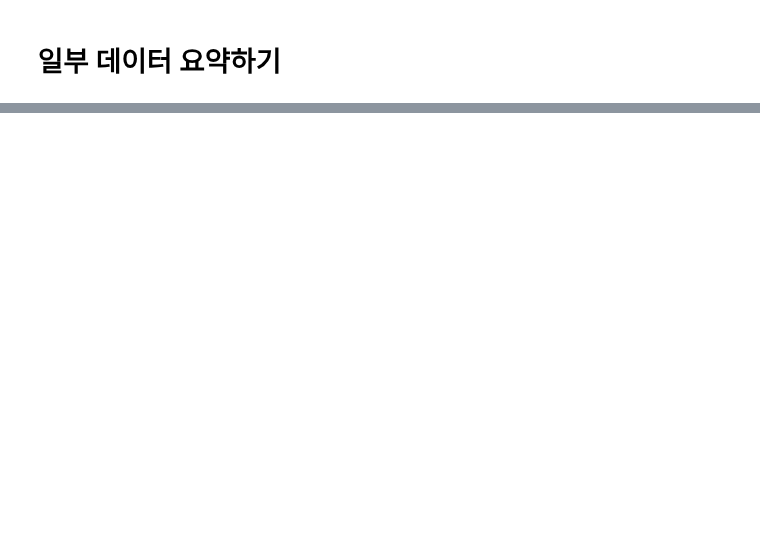
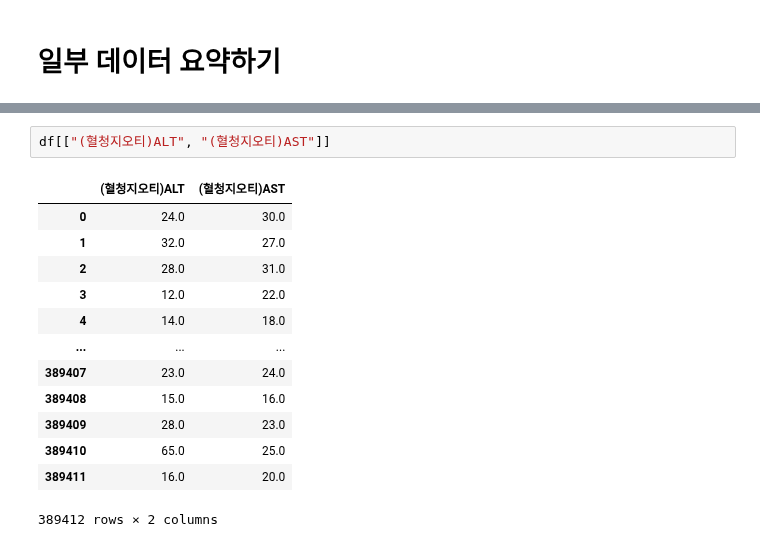
Before and after one commit to tree698/Data_Analysis, a Jupyter notebook: 1. Health Check/Untitled.ipynb, the cells around one changed output, grey strips where cells are left out. Saved outputs shown, nothing was run; the diff lists cells and outputs as text; blank space fills up the shorter version.

```diff
--- a/1. Health Check/Untitled.ipynb
+++ b/1. Health Check/Untitled.ipynb
@@ -152 +218,17 @@ dtype: object
+# %%
+df[["(혈청지오티)ALT", "(혈청지오티)AST"]]
+# %% [output]
+|  | (혈청지오티)ALT | (혈청지오티)AST |
+| 0 | 24.0 | 30.0 |
+| 1 | 32.0 | 27.0 |
+| 2 | 28.0 | 31.0 |
+| 3 | 12.0 | 22.0 |
+| 4 | 14.0 | 18.0 |
+| ... | ... | ... |
+| 389407 | 23.0 | 24.0 |
+| 389408 | 15.0 | 16.0 |
+| 389409 | 28.0 | 23.0 |
+| 389410 | 65.0 | 25.0 |
+| 389411 | 16.0 | 20.0 |
+389412 rows × 2 columns
 # %%
```
Also changed, not shown: parts of 10 cells of this notebook.
